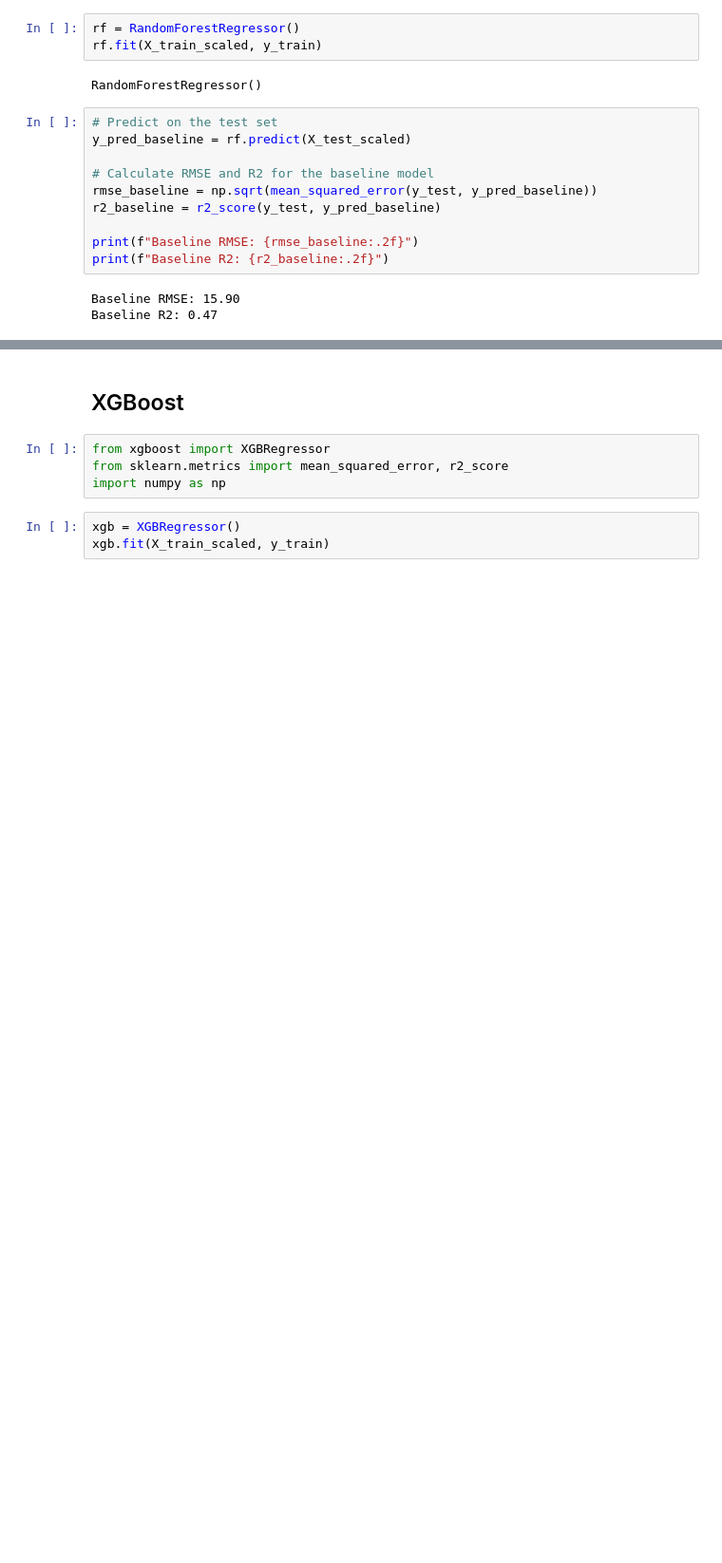
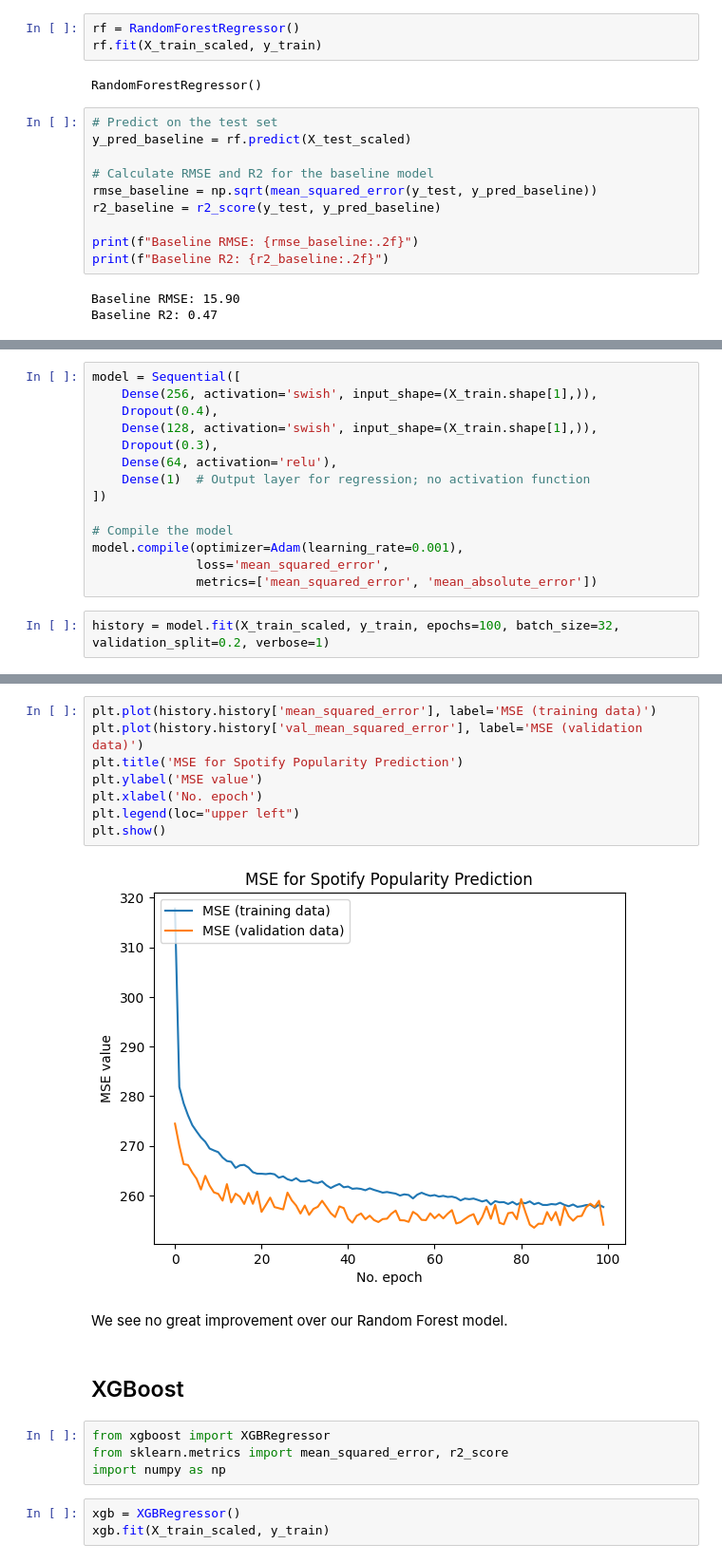
Before and after one commit to brianellis1997/Music_Generation, a Jupyter notebook: Popularity_Model.ipynb, the cells around one changed output, grey strips where cells are left out. Shown: that part at 95% size. Drawn from its saved outputs; the diff is of its cells as text; blank space fills up the shorter version.

Commit message:
Implemented ANN model. XGBoost model is best

```diff
--- a/Popularity_Model.ipynb
+++ b/Popularity_Model.ipynb
@@ -777,0 +789,16 @@ Baseline R2: 0.47
+# %%
+model = Sequential([
+    Dense(256, activation='swish', input_shape=(X_train.shape[1],)),
+    Dropout(0.4),
+    Dense(128, activation='swish', input_shape=(X_train.shape[1],)),
+    Dropout(0.3),
+    Dense(64, activation='relu'),
+    Dense(1)  # Output layer for regression; no activation function
+])
+
+# Compile the model
+model.compile(optimizer=Adam(learning_rate=0.001),
+              loss='mean_squared_error',
+              metrics=['mean_squared_error', 'mean_absolute_error'])
+# %%
+history = model.fit(X_train_scaled, y_train, epochs=100, batch_size=32, validation_split=0.2, verbose=1)
@@ -778,3 +844,15 @@ Baseline R2: 0.47
+# %%
+plt.plot(history.history['mean_squared_error'], label='MSE (training data)')
+plt.plot(history.history['val_mean_squared_error'], label='MSE (validation data)')
+plt.title('MSE for Spotify Popularity Prediction')
+plt.ylabel('MSE value')
+plt.xlabel('No. epoch')
+plt.legend(loc="upper left")
+plt.show()
+# %% [output]
+[figure, added]
+# %% [markdown]
+We see no great improvement over our Random Forest model.
 # %% [markdown]
 ## XGBoost
 # %%
```
Also changed, not shown: parts of 6 cells of this notebook.
